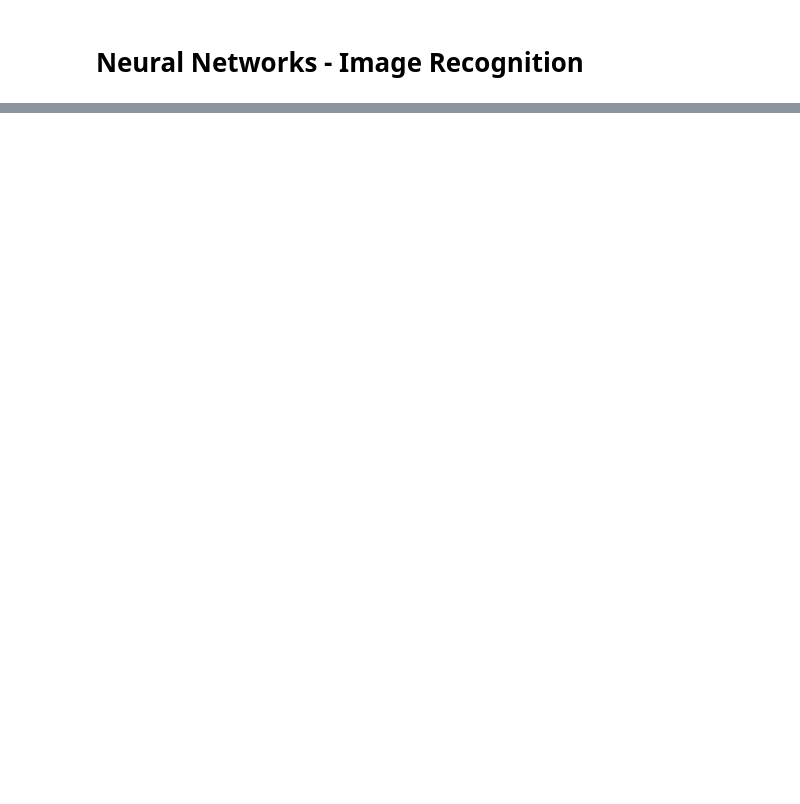
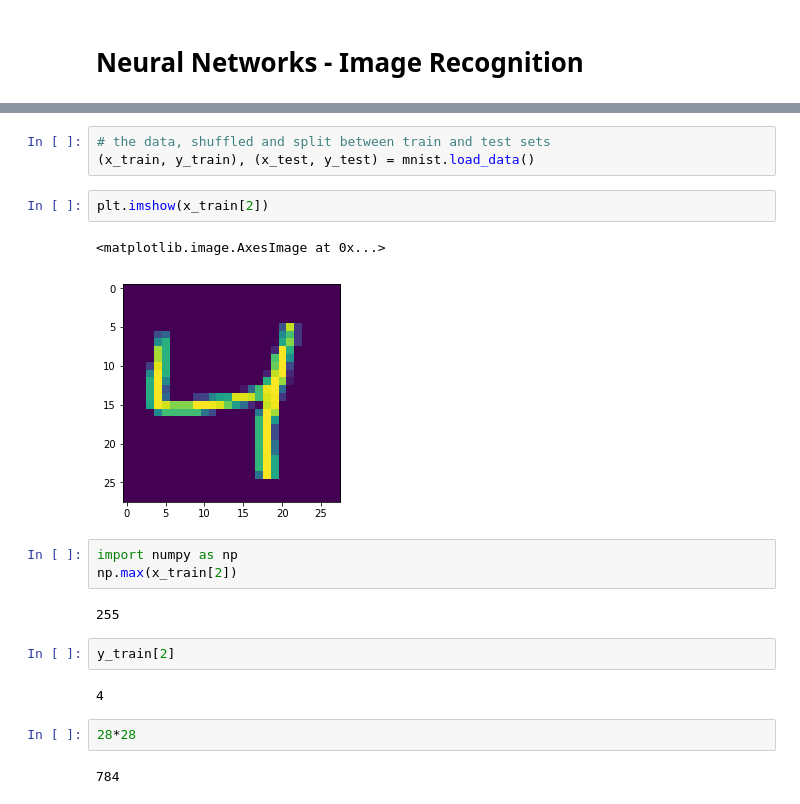
Before and after one commit to jhuaap/mlnn, a Jupyter notebook: lesson/12/Neural Networks - Image Recognition.ipynb, the cells around one changed output, grey strips where cells are left out. Cells and saved outputs as stored; diff of their text form; blank space fills up the shorter version.

```diff
--- a/lesson/12/Neural Networks - Image Recognition.ipynb
+++ b/lesson/12/Neural Networks - Image Recognition.ipynb
@@ -2,0 +20,21 @@
+# %%
+# the data, shuffled and split between train and test sets
+(x_train, y_train), (x_test, y_test) = mnist.load_data()
+# %%
+plt.imshow(x_train[2])
+# %% [output]
+<matplotlib.image.AxesImage at 0x...>
+[figure, added]
+# %%
+import numpy as np
+np.max(x_train[2])
+# %% [output]
+255
+# %%
+y_train[2]
+# %% [output]
+4
+# %%
+28*28
+# %% [output]
+784
```
Also changed, not shown: parts of 16 cells of this notebook, 1 other file.
